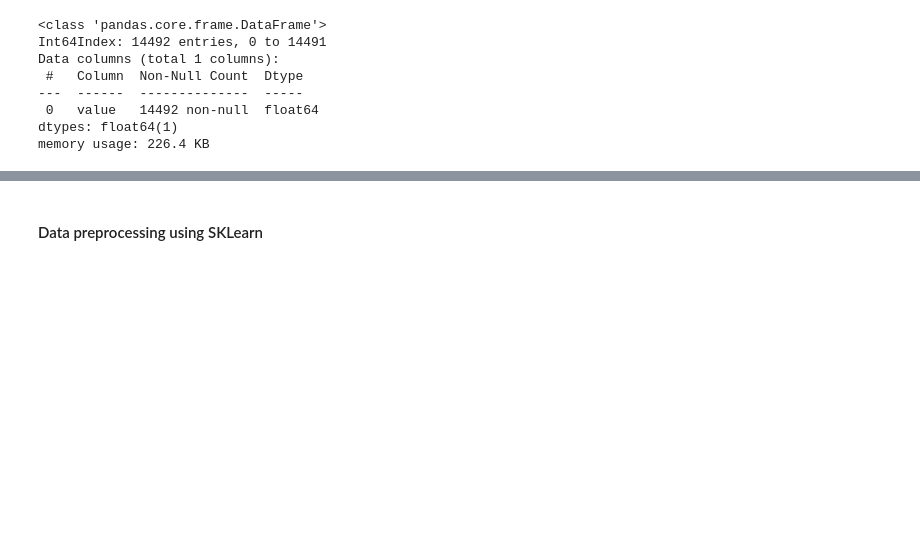
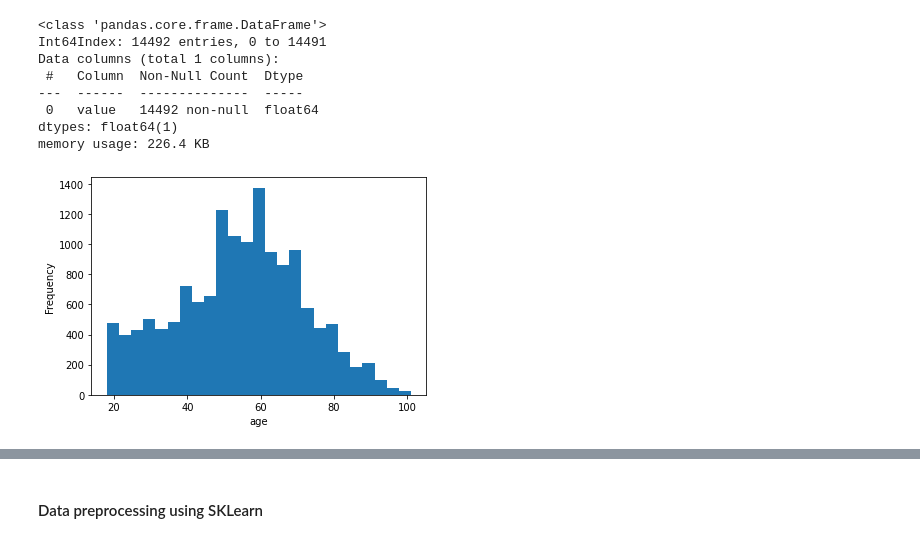
Before and after one commit to abhishek-jana/Starbucks-spending-prediction, a Jupyter notebook: Starbucks_Capstone_notebook.ipynb, the cells around one changed output, grey strips where cells are left out. Drawn from its saved outputs; the diff is of its cells as text; code cells hidden in the pictures; blank space fills up the shorter version.

```diff
--- a/Starbucks_Capstone_notebook.ipynb
+++ b/Starbucks_Capstone_notebook.ipynb
@@ -1013,3 +1031,8 @@ Data columns (total 1 columns):
  0   value   14492 non-null  float64
 dtypes: float64(1)
 memory usage: 226.4 KB
+# %%
+X_data['age'].plot.hist(bins = 25);
+plt.xlabel('age');
+# %% [output]
+[figure, added]
```
Also changed, not shown: parts of 52 cells of this notebook, 3 other files.
